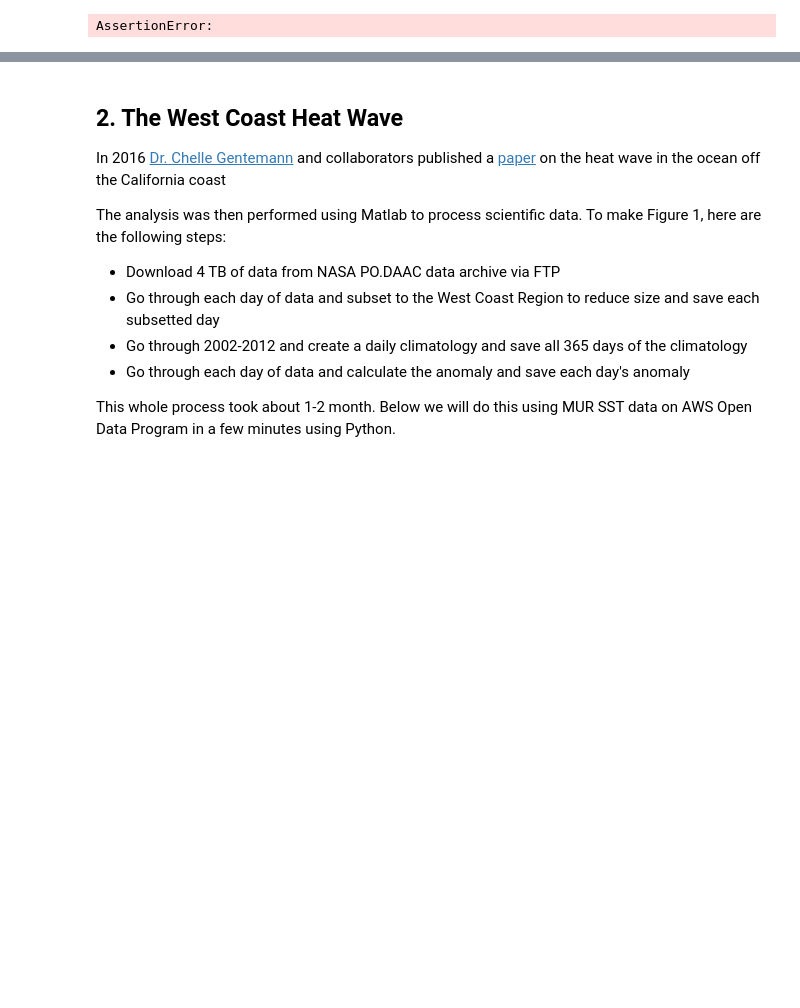
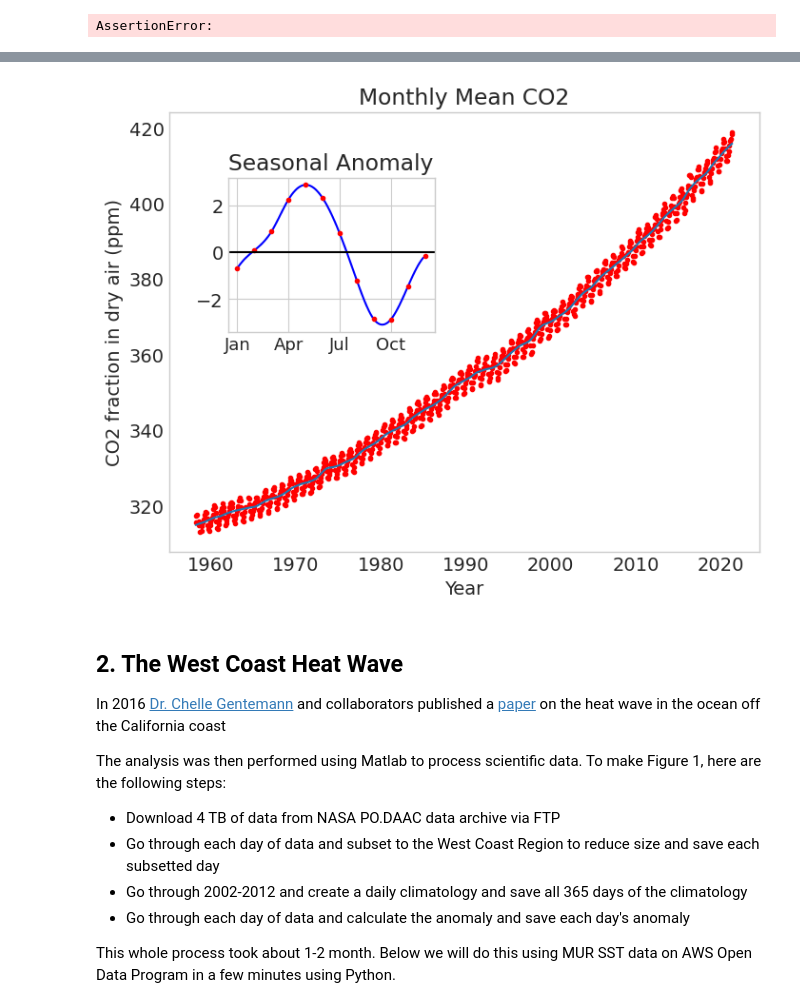
Before and after one commit to UCB-stat-159-s23/hw03-Group10, a Jupyter notebook: hw03-climate.ipynb, the cells around one changed output, grey strips where cells are left out. Cells and saved outputs as stored; diff of their text form; code cells hidden in the pictures; blank space fills up the shorter version.

```diff
--- a/hw03-climate.ipynb
+++ b/hw03-climate.ipynb
@@ -174,6 +221,34 @@ Next, recreate the following figure, which is much closer to the one in the lect
 - The "Seasonal Anomaly" inset graph can be created with `ax.inset_axes(...)`. You can treat the `Axes` object returned like any other `Axes` object.
 - Remember that you can set the tick labels with `ax.set_xticks(...)`.
 - To get the data points plotted as red dots, when you use `ax.plot(...)`, pass in `"r."` as the argument immediately following any data you pass in. The `"r"` indicates the color, while the `"."` indicates how the data will be plotted (if you don't put the `"."`, it will be a line instead).
+# %%
+from scipy.interpolate import CubicSpline
+
+
+# plot
+fig, ax = plt.subplots()
+
+ax.plot("fraction_date", "data_filled", "r.", data=data)
+ax.plot("fraction_date", "data_adjusted_seasonally_fit", data=data)
+ax.set_xlabel("Year")
+ax.set_ylabel("CO2 fraction in dry air (ppm)")
+ax.set_title("Monthly Mean CO2")
+ax.grid(False)
+
+axin1 = ax.inset_axes([0.1, 0.5, 0.35, 0.35])
+#x = monthly_anomaly.reset_index().index
+x = np.arange(1, 13, 1)
+y = monthly_anomaly.c02_detrended
+cs = CubicSpline(x, y)
+xs = np.arange(1, 12, .1)
+axin1.plot(xs, cs(xs), "b")
+axin1.plot(monthly_anomaly.c02_detrended, "r.")
+axin1.set_xticks([1, 4,7,10])
+axin1.axhline(0, ls='-', color = "black")
+axin1.set_xticklabels(["Jan", "Apr", "Jul","Oct"], size = 13)
+axin1.set_title("Seasonal Anomaly");
+# %% [output]
+[figure, added]
 # %% [markdown]
 ## 2. The West Coast Heat Wave
 
```
Also changed, not shown: parts of 2 cells of this notebook.
